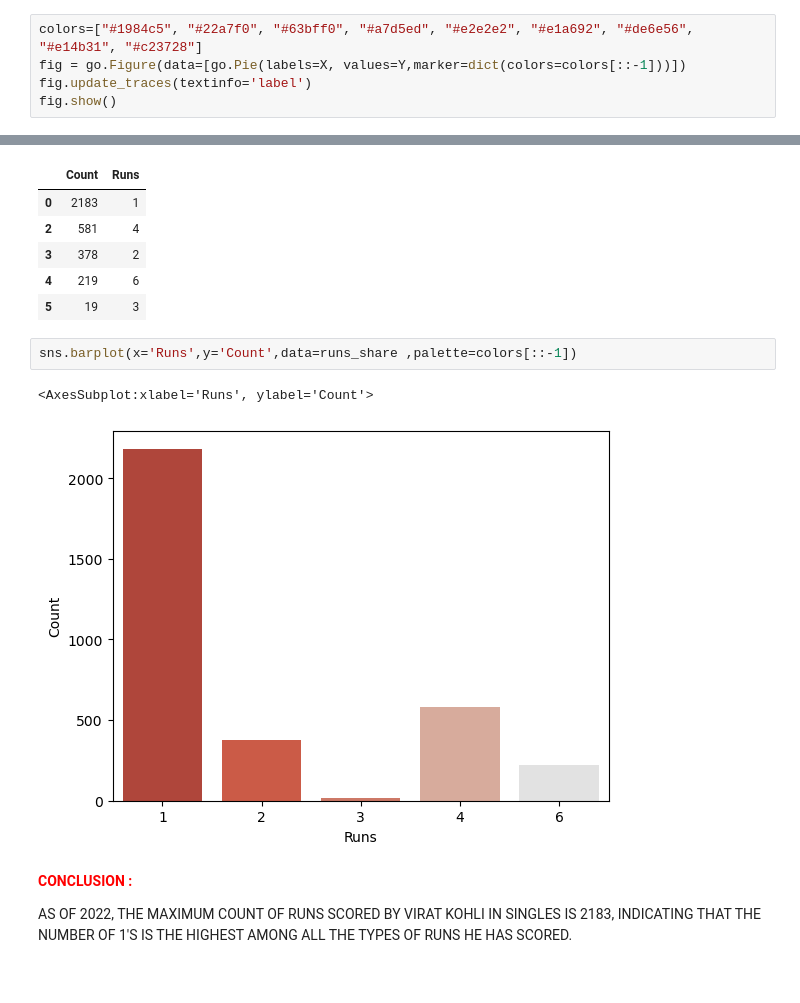
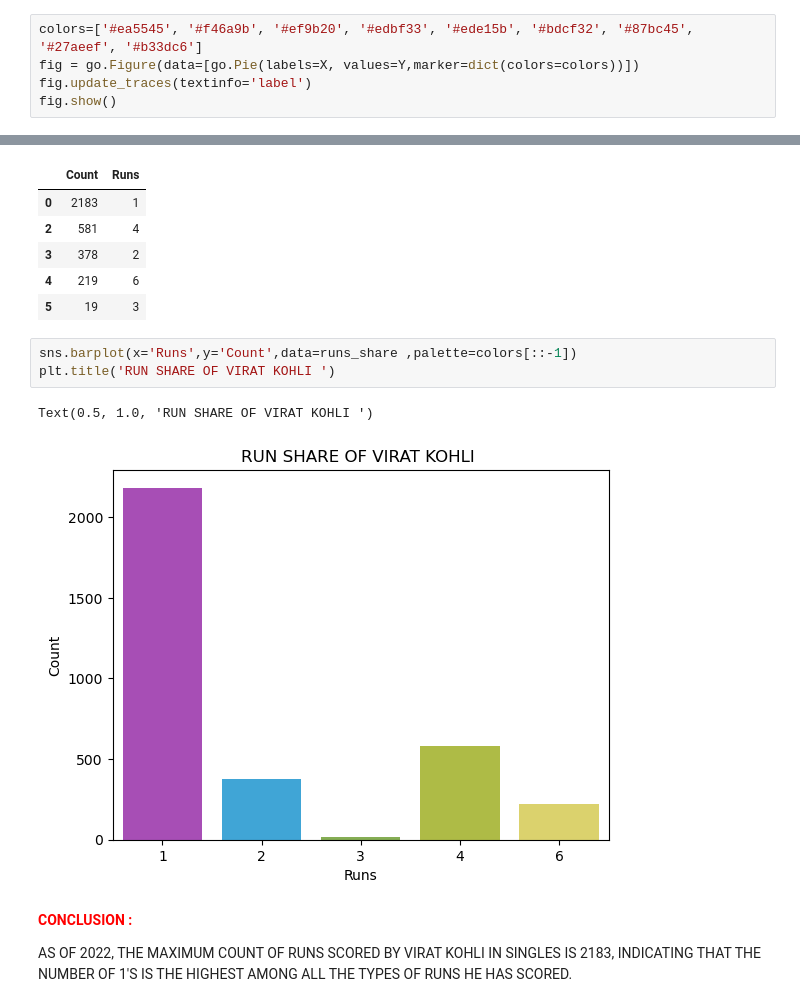
Before and after one commit to saishetty98/IPL_Data_Analysis_2008-2022, a Jupyter notebook: IPL Data Analysis.ipynb, the cells around one changed output, grey strips where cells are left out. Cells and saved outputs as stored; diff of their text form; blank space fills up the shorter version.

```diff
--- a/IPL Data Analysis.ipynb
+++ b/IPL Data Analysis.ipynb
@@ -104,8 +104,8 @@ Y=df_kohli['kind'].value_counts().values
 import plotly.graph_objs as go
 from plotly.offline import iplot
 # %%
-colors=["#1984c5", "#22a7f0", "#63bff0", "#a7d5ed", "#e2e2e2", "#e1a692", "#de6e56", "#e14b31", "#c23728"]
-fig = go.Figure(data=[go.Pie(labels=X, values=Y,marker=dict(colors=colors[::-1]))])
+colors=['#ea5545', '#f46a9b', '#ef9b20', '#edbf33', '#ede15b', '#bdcf32', '#87bc45', '#27aeef', '#b33dc6']
+fig = go.Figure(data=[go.Pie(labels=X, values=Y,marker=dict(colors=colors))])
 fig.update_traces(textinfo='label')
 fig.show()
 # %% [output]
@@ -152,9 +158,10 @@ runs_share.head()
 | 5 | 19 | 3 |
 # %%
 sns.barplot(x='Runs',y='Count',data=runs_share ,palette=colors[::-1])
+plt.title('RUN SHARE OF VIRAT KOHLI ')
 # %% [output]
-<AxesSubplot:xlabel='Runs', ylabel='Count'>
+Text(0.5, 1.0, 'RUN SHARE OF VIRAT KOHLI ')
-[figure, old version]
+[figure, new version]
 # %% [markdown]
 <p style="color:red;"><b>CONCLUSION :</b> </p> AS OF 2022, THE MAXIMUM COUNT OF RUNS SCORED BY VIRAT KOHLI IN SINGLES IS 2183, INDICATING THAT THE NUMBER OF 1'S IS THE HIGHEST AMONG ALL THE TYPES OF RUNS HE HAS SCORED.
 # %%
```
Also changed, not shown: parts of 10 cells of this notebook.
